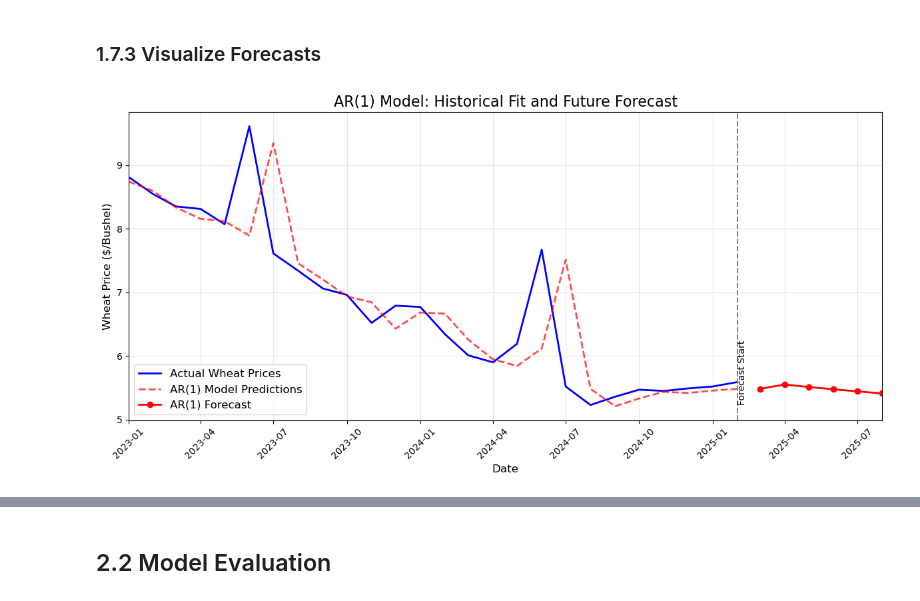
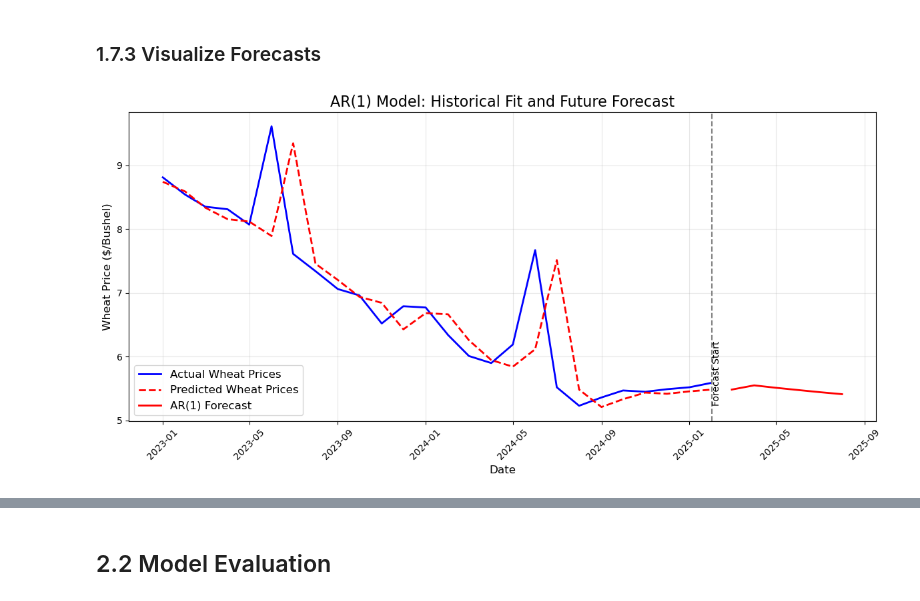
Before and after one commit to djwh1tmer/ML-Time-Series-Final-Project, a Jupyter notebook: Jupyter Notebooks/Model_Selection.ipynb, the cells around one changed output, grey strips where cells are left out. Saved outputs shown, nothing was run; the diff lists cells and outputs as text; code cells hidden in the pictures.

```diff
--- a/Jupyter Notebooks/Model_Selection.ipynb
+++ b/Jupyter Notebooks/Model_Selection.ipynb
@@ -420,41 +424,0 @@ df.loc[1:, 'sarimax_predictions'] = sarimax_pred
-# %%
-#Plot AR(1) Predictions and Forecasts
-plt.figure(figsize=(12, 6))
-
-# Plot actual time series
-plt.plot(last_2_years['date'], last_2_years['wheat_price'], 'b-',
-         linewidth=2, label='Actual Wheat Prices')
-
-# Plot AR(1) predictions for past 2 years
-mask = ~np.isnan(last_2_years['ar1_predictions'])
-plt.plot(last_2_years.loc[mask, 'date'],
-         last_2_years.loc[mask, 'ar1_predictions'],
-         'r--', linewidth=2, alpha=0.7,
-         label='AR(1) Model Predictions')
-
-# Convert to array for visualization reasons
-forecast_values = ar_1_forecast.values if hasattr(ar_1_forecast, 'values') else np.array(ar_1_forecast)
-plt.plot(forecast_dates, forecast_values, 'r-o',
-         linewidth=2, markersize=6, label='AR(1) Forecast')
-
-# Add vertical line where forecast begins
-last_date = df['date'].max()
-plt.axvline(x=last_date, linestyle='--', color='gray')
-plt.text(last_date, min(last_2_years['wheat_price']),
-         'Forecast Start', rotation=90, verticalalignment='bottom')
-
-# Set the x-limits explicitly to include all dates
-plt.xlim(pd.to_datetime('2023-01-01'), forecast_dates[-1])
-
-# Add labels and formatting
-plt.title('AR(1) Model: Historical Fit and Future Forecast', fontsize=16)
-plt.xlabel('Date', fontsize=12)
-plt.ylabel('Wheat Price ($/Bushel)', fontsize=12)
-plt.legend(fontsize=12)
-plt.grid(True, alpha=0.3)
-plt.xticks(rotation=45)
-plt.tight_layout()
-plt.savefig('../Visualizations/AR_1_Prediction.png')
-plt.show()
-# %% [output]
-[figure, removed]
@@ -461,3 +436,37 @@ plt.show()
+# %%
+#Plot AR(1) Predictions and Forecasts
+plt.figure(figsize=(12, 6))
+
+#plot true time series
+plt.plot(last_2_years['date'], last_2_years['wheat_price'], 'b-',
+         linewidth=2, label='Actual Wheat Prices')
+
+#plot predictions
+plt.plot(last_2_years['date'], last_2_years['ar1_predictions'], 'r--',
+         linewidth=2, label='Predicted Wheat Prices')
+
+#add line for forecast date
+plt.axvline(x=last_date, linestyle='--', color='gray')
+plt.text(last_date, min(last_2_years['wheat_price']),
+         'Forecast Start', rotation=90, verticalalignment='bottom')
+
+#plot forecast
+plt.plot(forecast_df_plt['date'], forecast_df_plt['AR1'],
+         'r-', linewidth=2,
+         label='AR(1) Forecast')
+
+#label and save
+plt.title('AR(1) Model: Historical Fit and Future Forecast', fontsize=16)
+plt.xlabel('Date', fontsize=12)
+plt.ylabel('Wheat Price ($/Bushel)', fontsize=12)
+plt.legend(fontsize=12)
+plt.grid(True, alpha=0.3)
+plt.xticks(rotation=45)
+plt.tight_layout()
+plt.savefig('../Visualizations/AR_1_Prediction.png')
+plt.show()
+# %% [output]
+[figure, added]
 # %%
 #Plot AR(2) Predictions and Forecasts
 plt.figure(figsize=(12, 6))
```
Also changed, not shown: parts of 23 cells of this notebook, 3 other files.
